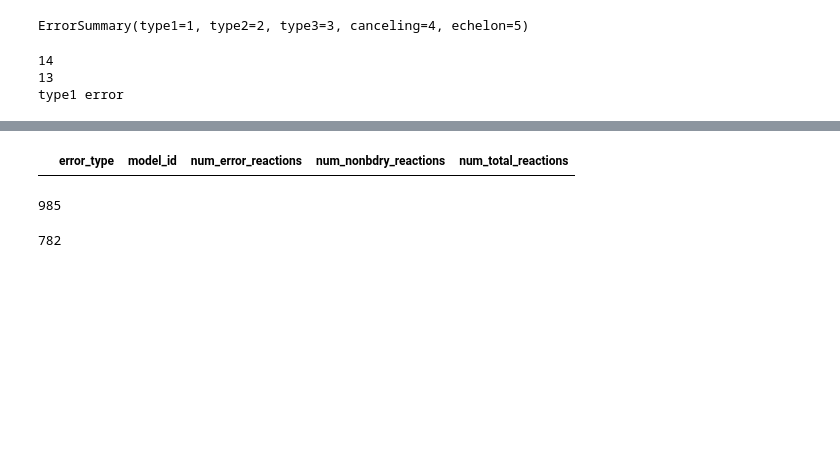
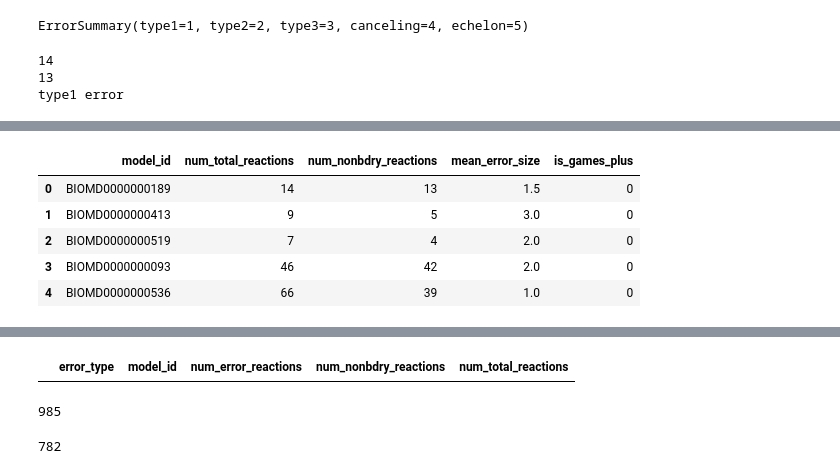
Before and after one commit to ModelEngineering/SBMLLint, a Jupyter notebook: notebook/run_report_statistics.ipynb, the cells around one changed output, grey strips where cells are left out. Drawn from its saved outputs; the diff is of its cells as text; code cells hidden in the pictures; blank space fills up the shorter version.

```diff
--- a/notebook/run_report_statistics.ipynb
+++ b/notebook/run_report_statistics.ipynb
@@ -190,0 +175,10 @@ res_df.head()
+# %%
+res_df_mean = pd.DataFrame(res_list_mean)
+res_df_mean.head()
+# %% [output]
+|  | model_id | num_total_reactions | num_nonbdry_reactions | mean_error_size | is_games_plus |
+| 0 | BIOMD0000000189 | 14 | 13 | 1.5 | 0 |
+| 1 | BIOMD0000000413 | 9 | 5 | 3.0 | 0 |
+| 2 | BIOMD0000000519 | 7 | 4 | 2.0 | 0 |
+| 3 | BIOMD0000000093 | 46 | 42 | 2.0 | 0 |
+| 4 | BIOMD0000000536 | 66 | 39 | 1.0 | 0 |
```
Also changed, not shown: parts of 15 cells of this notebook, 2 other files.
